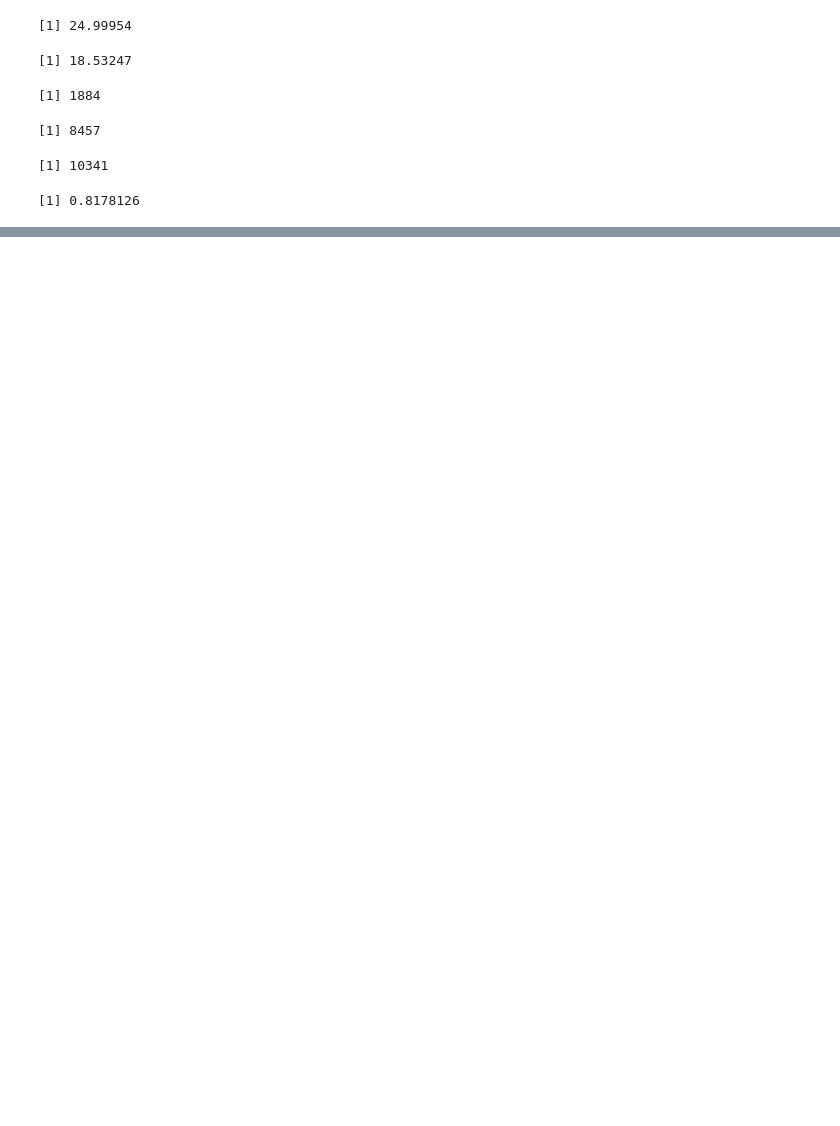
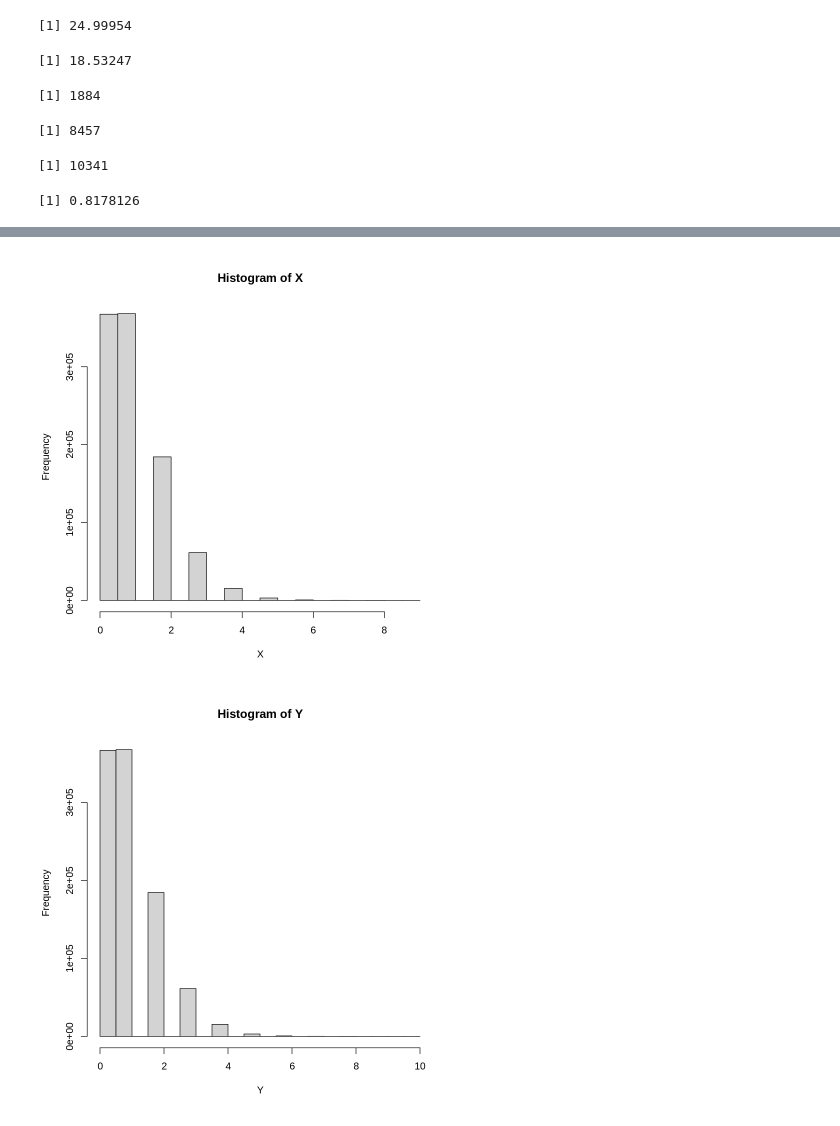
Before and after one commit to polaroidz/polaroidz, a Jupyter notebook: Probability_in_R.ipynb, the cells around one changed output, grey strips where cells are left out. Saved outputs shown, nothing was run; the diff lists cells and outputs as text; code cells hidden in the pictures; blank space fills up the shorter version.

```diff
--- a/Probability_in_R.ipynb
+++ b/Probability_in_R.ipynb
@@ -144,0 +199,12 @@ sum(biased == 14)
+# %%
+X <- rbinom(1000000, 1000, 1 / 1000) # X ~ Binomial(1000, 1 / 1000)
+
+# E[X] = 1 = lambda
+
+Y <- rpois(1000000, 1) # Y ~ Poisson(lambda = 1)
+
+hist(X)
+hist(Y)
+# %% [output]
+[figure, added]
+[figure, added]
```
Also changed, not shown: parts of 8 cells of this notebook.
